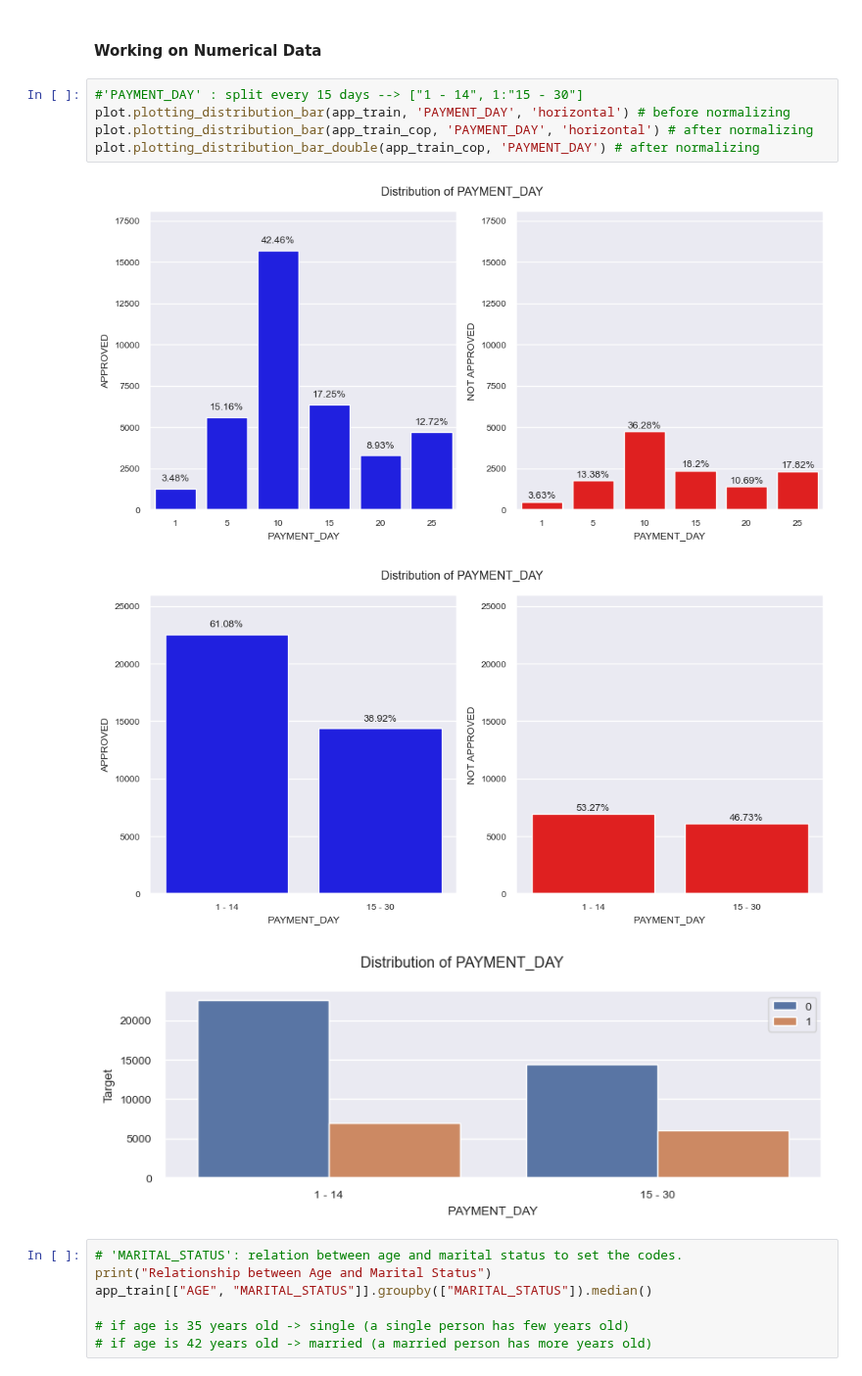
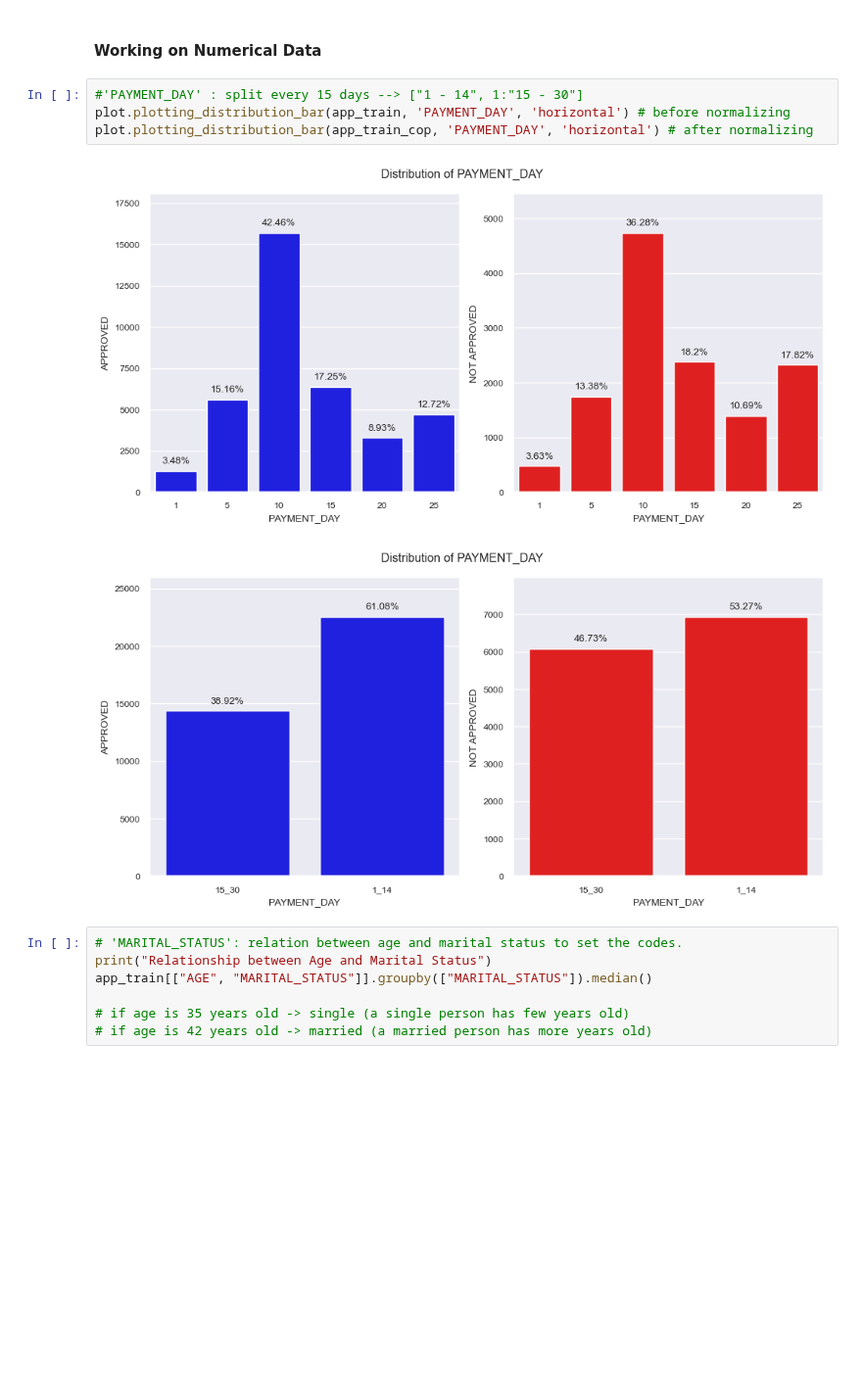
Before and after one commit to tutecode/credit-risk-analysis, a Jupyter notebook: src/notebooks/eda.ipynb, the cells around one changed output. Shown at 98% size. Saved outputs shown, nothing was run; the diff lists cells and outputs as text; blank space fills up the shorter version.

```diff
--- a/src/notebooks/eda.ipynb
+++ b/src/notebooks/eda.ipynb
@@ -299,12 +299,10 @@ app_train_cop, target_col = preprocessing.normalized_data(app_train)
 # %%
 #'PAYMENT_DAY' : split every 15 days --> ["1 - 14", 1:"15 - 30"]
 plot.plotting_distribution_bar(app_train, 'PAYMENT_DAY', 'horizontal') # before normalizing
 plot.plotting_distribution_bar(app_train_cop, 'PAYMENT_DAY', 'horizontal') # after normalizing
-plot.plotting_distribution_bar_double(app_train_cop, 'PAYMENT_DAY') # after normalizing
 # %% [output]
-[figure, old version]
+[figure, new version]
-[figure, old version]
+[figure, new version]
-[figure, removed]
 # %%
 # 'MARITAL_STATUS': relation between age and marital status to set the codes.
 print("Relationship between Age and Marital Status")
```
Also changed, not shown: parts of 15 cells of this notebook, 4 other files.
